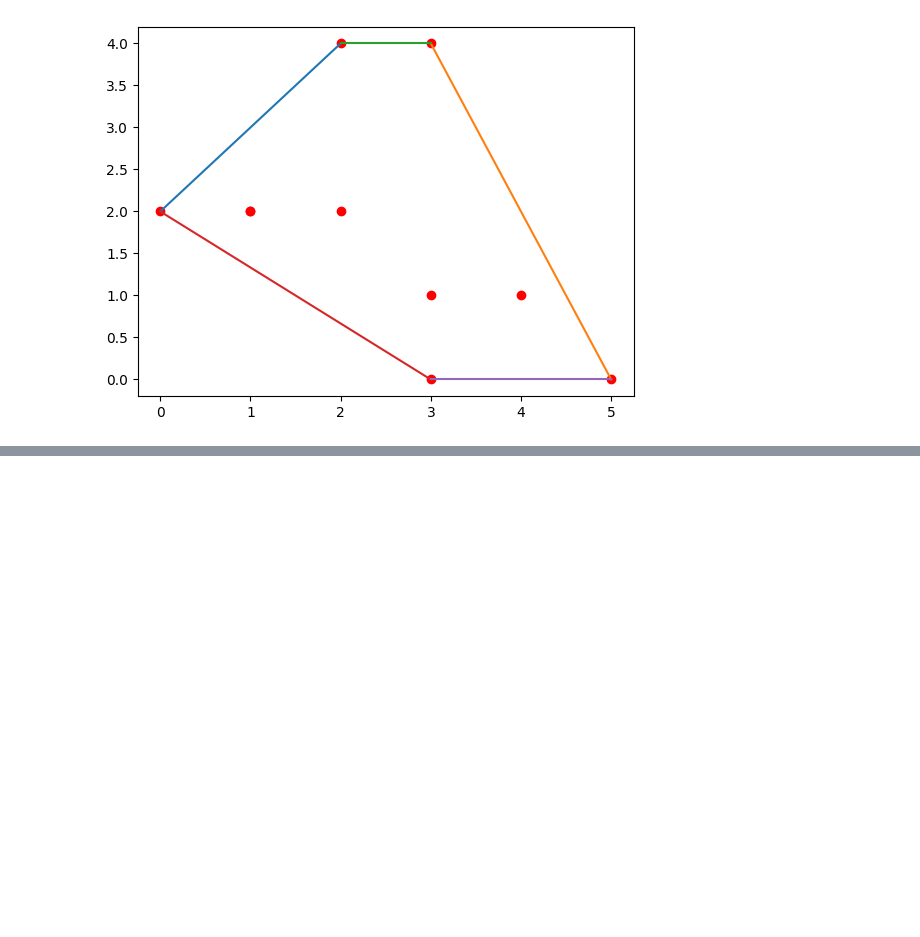
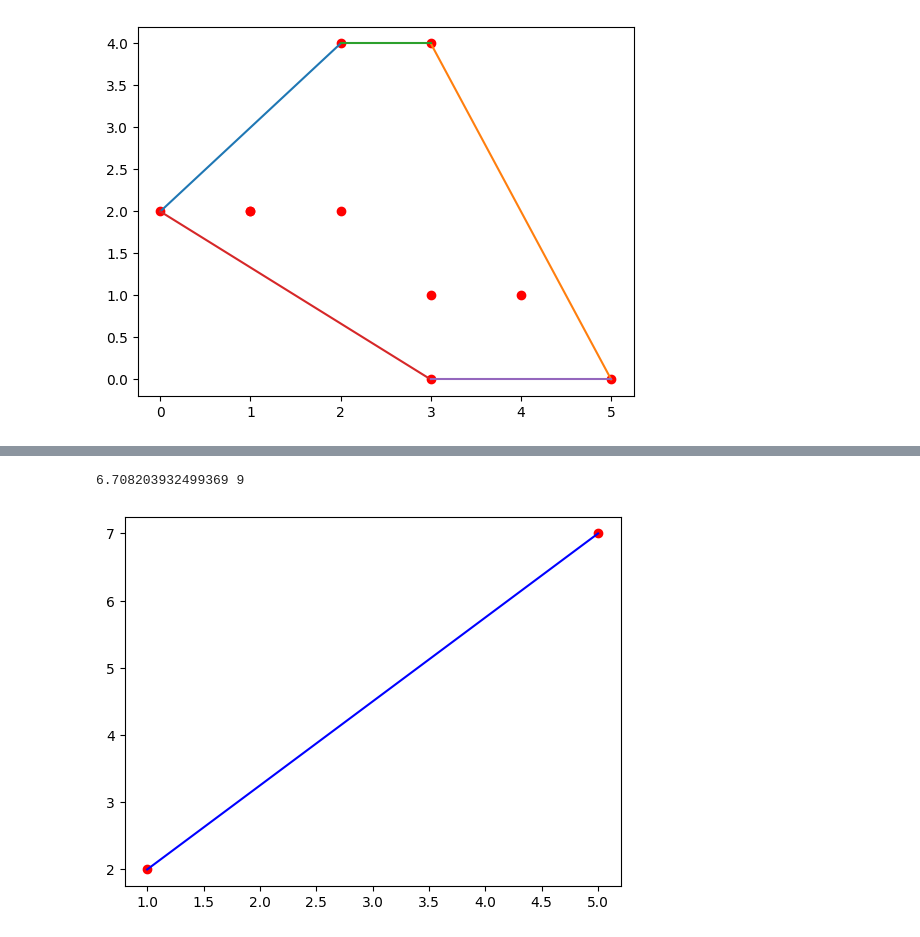
Before and after one commit to themysterysolver/PYTHON_BASICS, a Jupyter notebook: SCIPY/SCIPY.ipynb, the cells around one changed output, grey strips where cells are left out. Saved outputs shown, nothing was run; the diff lists cells and outputs as text; code cells hidden in the pictures; blank space fills up the shorter version.

```diff
--- a/SCIPY/SCIPY.ipynb
+++ b/SCIPY/SCIPY.ipynb
@@ -363,0 +406,12 @@ for s in hull.simplices:
+# %%
+plt.scatter(np.array([1,5]),np.array([2,7]),color='r')
+plt.plot(np.array([1,5]),np.array([2,7]),color='b')
+from scipy.spatial.distance import cityblock,euclidean
+p1=(1,2)
+p2=(7,5)
+resE=euclidean(p1,p2)
+resM=cityblock(p1,p2)
+print(resE,resM)
+# %% [output]
+6.708203932499369 9
+[figure, added]
```
Also changed, not shown: parts of 9 cells of this notebook.
